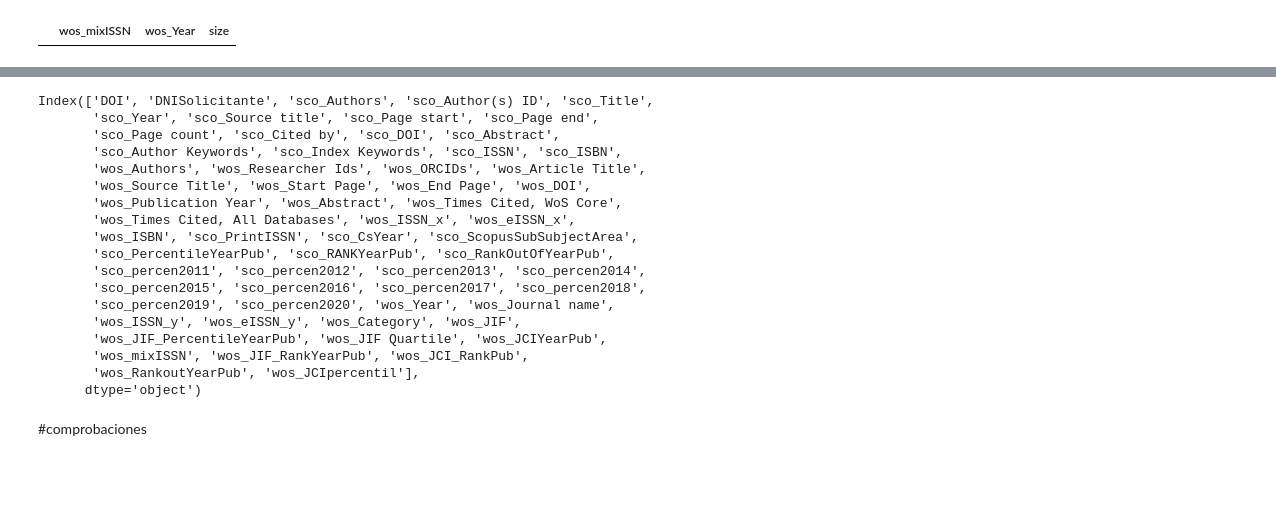
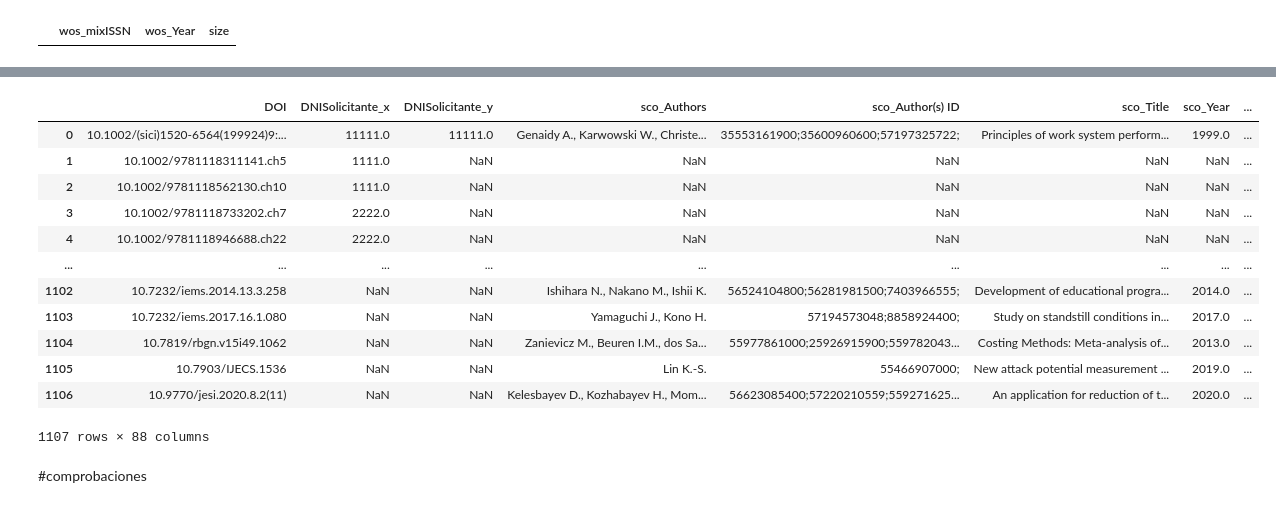
Before and after one commit to jamg-upv/Impacto-citas-articulo, a Jupyter notebook: impactoencitas.ipynb, the cells around one changed output, grey strips where cells are left out. Cells and saved outputs as stored; diff of their text form; code cells hidden in the pictures; blank space fills up the shorter version.

```diff
--- a/impactoencitas.ipynb
+++ b/impactoencitas.ipynb
@@ -498,5 +498,17 @@ dfOrderedNoDupScopu 100%[===================>]  48.71M  17.7MB/s    in 2.7s
 #puedo subirlo directamente como archivo csv a collab
 MeritoDOI=pd.read_csv('PruebaMeritoDoi.csv',sep=';')
 
+# Actualziar la columna 'DOI' con 'DOI' si no es NaN e 'NaNserial' en caso contrario
+## creo la base para una columana con valores unicos
+df=None
+df=MeritoDOI.copy()
+df['DOInew']='NaN'+ MeritoDOI.index.astype(str)
+
+## si DOI  tiene valor machaco en esa fila el valor de mixISSN
+df.loc[df.DOI.notnull(),'DOInew']= df['DOI']
+
+MeritoDOI['DOI']=df['DOInew']
+
+
 # MeritoDOI
 # %% [output]
@@ -599,7 +614,7 @@ MeritosWos.columns = 'wos_' + MeritosWos.columns
 
 # crear la columna 'mixISSN' con 'ISSN' si no es NaN e 'eISSN' en caso contrario
 ## creo la base para una columana con valores unicos
-df=MeritosWos
+df=MeritosWos.copy()
 df['wos_art_mixISSN']='NaN'+ MeritosWos.index.astype(str)
 
 ## si eISSN tiene valor machaco en esa fila el valor de mixISSN
@@ -897,7 +923,7 @@ JournalMetricsWos[['wos_JIF_Rank','wos_JCI_Rank','wos_Rankout','wos_JCIpercentil
 #  'wos_Category',
 
 #ver el numero de missings en 'ISSN' y en  'eISSN',
-df=JournalMetricsWos #24723 rows
+df=JournalMetricsWos.copy() #24723 rows
 
 dfMissingISSN= df.loc[df.wos_ISSN.notnull()] #24568 rows 155 missings(comprobados con excel)
 
@@ -1221,29 +1264,39 @@ dfFinalConScopusWOS
 
 
 dfFinalConScopusWOS.to_csv('dfFinalConScopusWOS.csv',encoding='utf-8', index=False)  #tarda unos 1  segundos (descargar en local unos 15 segundos)
-# %% [output]
-Index(['DOI', 'DNISolicitante', 'sco_Authors', 'sco_Author(s) ID', 'sco_Title',
-       'sco_Year', 'sco_Source title', 'sco_Page start', 'sco_Page end',
-       'sco_Page count', 'sco_Cited by', 'sco_DOI', 'sco_Abstract',
-       'sco_Author Keywords', 'sco_Index Keywords', 'sco_ISSN', 'sco_ISBN',
-       'wos_Authors', 'wos_Researcher Ids', 'wos_ORCIDs', 'wos_Article Title',
-       'wos_Source Title', 'wos_Start Page', 'wos_End Page', 'wos_DOI',
-       'wos_Publication Year', 'wos_Abstract', 'wos_Times Cited, WoS Core',
-       'wos_Times Cited, All Databases', 'wos_ISSN_x', 'wos_eISSN_x',
-       'wos_ISBN', 'sco_PrintISSN', 'sco_CsYear', 'sco_ScopusSubSubjectArea',
-       'sco_PercentileYearPub', 'sco_RANKYearPub', 'sco_RankOutOfYearPub',
-       'sco_percen2011', 'sco_percen2012', 'sco_percen2013', 'sco_percen2014',
-       'sco_percen2015', 'sco_percen2016', 'sco_percen2017', 'sco_percen2018',
-       'sco_percen2019', 'sco_percen2020', 'wos_Year', 'wos_Journal name',
-       'wos_ISSN_y', 'wos_eISSN_y', 'wos_Category', 'wos_JIF',
-       'wos_JIF_PercentileYearPub', 'wos_JIF Quartile', 'wos_JCIYearPub',
-       'wos_mixISSN', 'wos_JIF_RankYearPub', 'wos_JCI_RankPub',
-       'wos_RankoutYearPub', 'wos_JCIpercentil'],
-      dtype='object')
 # %%
 ###Mejora
 # Para esta prueba he cogido 1000 DOIS (hay 940filas porque algunos datos tenian missing en ISSN de scopus
 # -si me da tiempo intentaré mejorarlo para que esos registros "no se pierdan" o añadirlos al final comparando con la tabla original ).
+
+dfFinal=MeritoDOI.merge(dfFinalConScopusWOS, how='left', left_on=['DOI'],right_on=['DOI'])
+
+list(MeritoDOI)
+
+dfFinal
+
+#Contar autores (hay que hacerlo con sco_ y con wos_ para los que no estén en una de las bases)
+
+dfFinal['sco_NumAuthors']=dfFinal['sco_Author(s) ID'].str.count(';')
+
+dfFinal['wos_NumAuthors']=dfFinal['wos_Authors'].str.count(';')+1
+
+
+dfFinal.to_csv('dfFinal.csv',encoding='utf-8', index=False)  #tarda unos 1  segundos (descargar en local unos 15 segundos)
+# %% [output]
+|  | DOI | DNISolicitante_x | DNISolicitante_y | sco_Authors | sco_Author(s) ID | sco_Title | sco_Year | ... |
+| 0 | 10.1002/(sici)1520-6564(199924)9:... | 11111.0 | 11111.0 | Genaidy A., Karwowski W., Christe... | 35553161900;35600960600;57197325722; | Principles of work system perform... | 1999.0 | ... |
+| 1 | 10.1002/9781118311141.ch5 | 1111.0 | NaN | NaN | NaN | NaN | NaN | ... |
+| 2 | 10.1002/9781118562130.ch10 | 1111.0 | NaN | NaN | NaN | NaN | NaN | ... |
+| 3 | 10.1002/9781118733202.ch7 | 2222.0 | NaN | NaN | NaN | NaN | NaN | ... |
+| 4 | 10.1002/9781118946688.ch22 | 2222.0 | NaN | NaN | NaN | NaN | NaN | ... |
+| ... | ... | ... | ... | ... | ... | ... | ... | ... |
+| 1102 | 10.7232/iems.2014.13.3.258 | NaN | NaN | Ishihara N., Nakano M., Ishii K. | 56524104800;56281981500;7403966555; | Development of educational progra... | 2014.0 | ... |
+| 1103 | 10.7232/iems.2017.16.1.080 | NaN | NaN | Yamaguchi J., Kono H. | 57194573048;8858924400; | Study on standstill conditions in... | 2017.0 | ... |
+| 1104 | 10.7819/rbgn.v15i49.1062 | NaN | NaN | Zanievicz M., Beuren I.M., dos Sa... | 55977861000;25926915900;559782043... | Costing Methods: Meta-analysis of... | 2013.0 | ... |
+| 1105 | 10.7903/IJECS.1536 | NaN | NaN | Lin K.-S. | 55466907000; | New attack potential measurement ... | 2019.0 | ... |
+| 1106 | 10.9770/jesi.2020.8.2(11) | NaN | NaN | Kelesbayev D., Kozhabayev H., Mom... | 56623085400;57220210559;559271625... | An application for reduction of t... | 2020.0 | ... |
+1107 rows × 88 columns
 # %%
 # integrar lo de las flags, pero sobre la tabla completa no debería ser mucho problema (y si no, sobre excel se puede hacer relativamente rápido).
 # %% [markdown]
```
Also changed, not shown: parts of 8 cells of this notebook.
